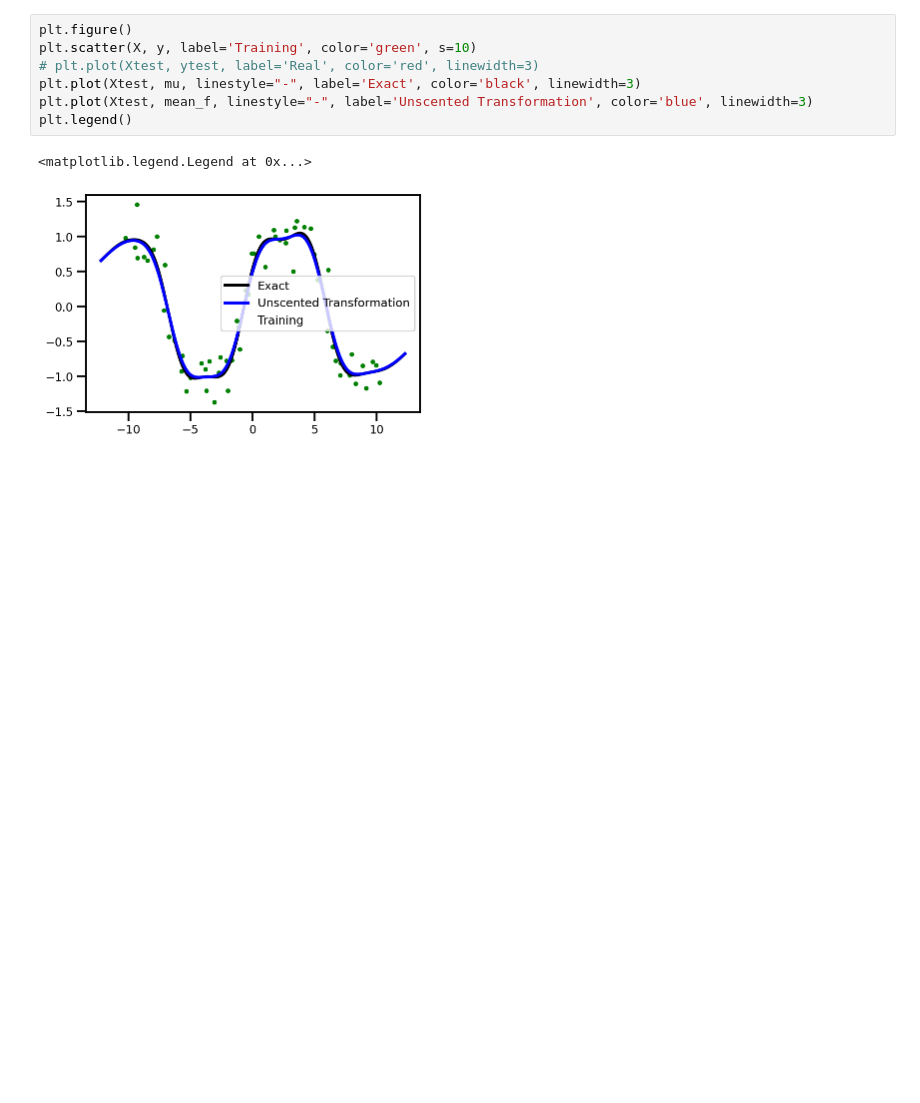
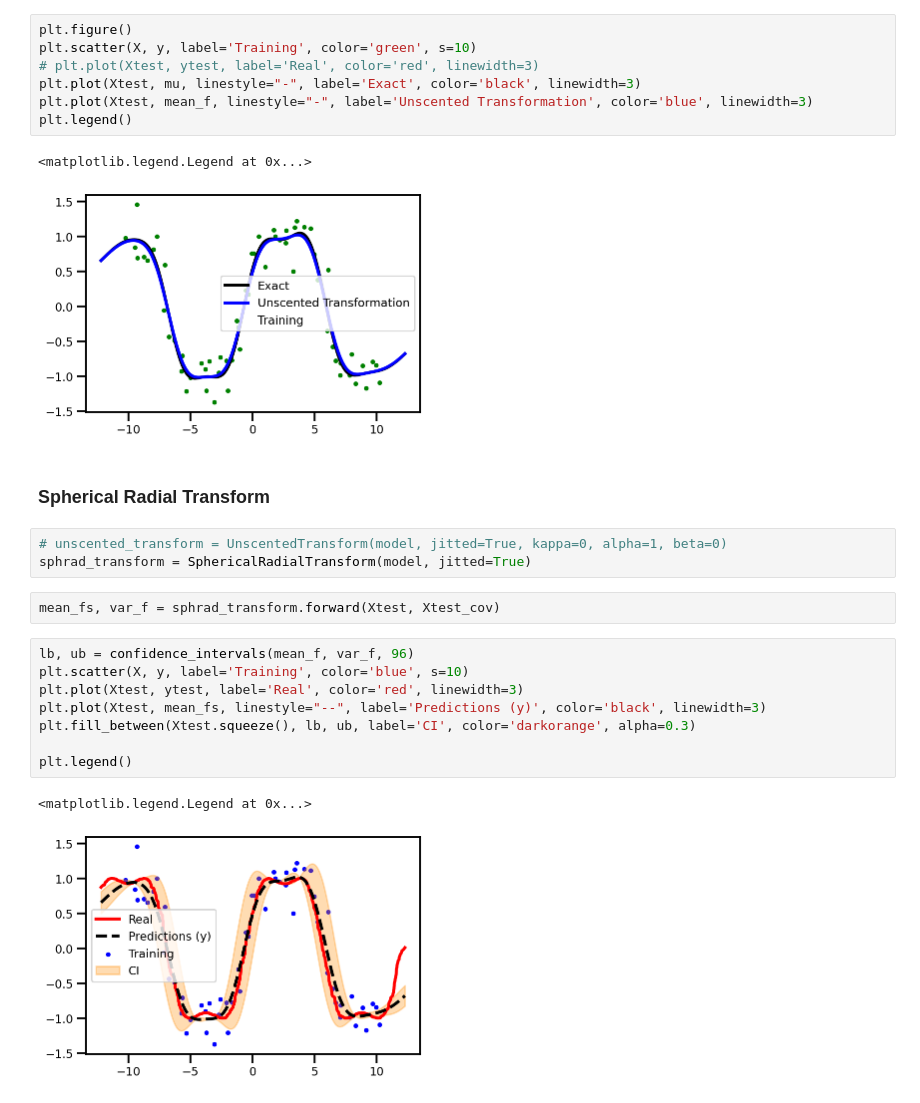
Before and after one commit to IPL-UV/jaxkern, a Jupyter notebook: notebooks/uncategorized/gps/uncertain_unscented.ipynb, the cells around one changed output. Saved outputs shown, nothing was run; the diff lists cells and outputs as text; blank space fills up the shorter version.

```diff
--- a/notebooks/uncategorized/gps/uncertain_unscented.ipynb
+++ b/notebooks/uncategorized/gps/uncertain_unscented.ipynb
@@ -197,3 +194,21 @@ plt.legend()
 # %% [output]
 <matplotlib.legend.Legend at 0x...>
 [figure]
+# %% [markdown]
+### Spherical Radial Transform
+# %%
+# unscented_transform = UnscentedTransform(model, jitted=True, kappa=0, alpha=1, beta=0)
+sphrad_transform = SphericalRadialTransform(model, jitted=True)
+# %%
+mean_fs, var_f = sphrad_transform.forward(Xtest, Xtest_cov)
+# %%
+lb, ub = confidence_intervals(mean_f, var_f, 96)
+plt.scatter(X, y, label='Training', color='blue', s=10)
+plt.plot(Xtest, ytest, label='Real', color='red', linewidth=3)
+plt.plot(Xtest, mean_fs, linestyle="--", label='Predictions (y)', color='black', linewidth=3)
+plt.fill_between(Xtest.squeeze(), lb, ub, label='CI', color='darkorange', alpha=0.3)
+
+plt.legend()
+# %% [output]
+<matplotlib.legend.Legend at 0x...>
+[figure, added]
```
Also changed, not shown: parts of 5 cells of this notebook, 25 other files.
